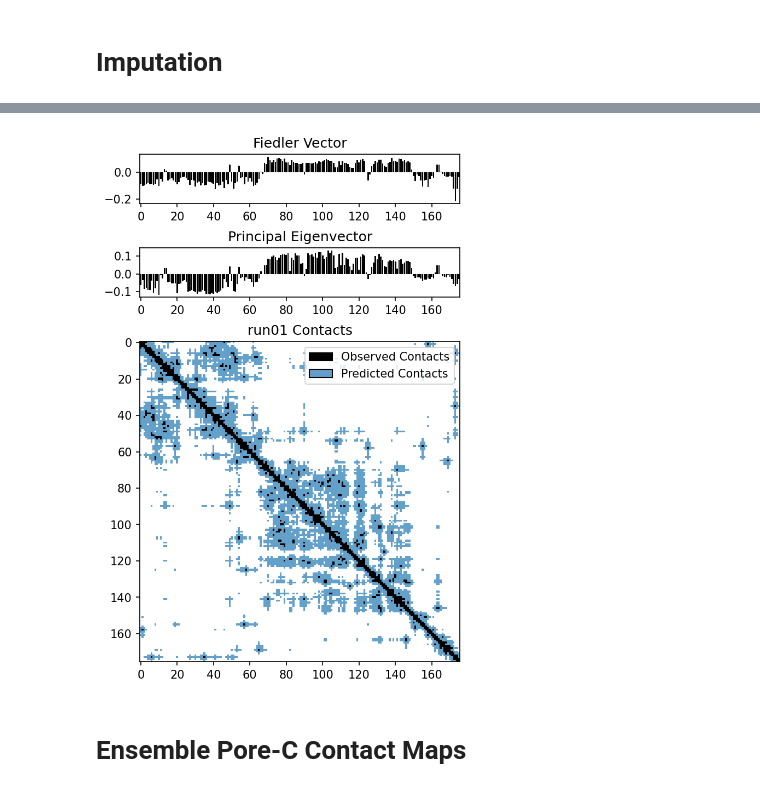
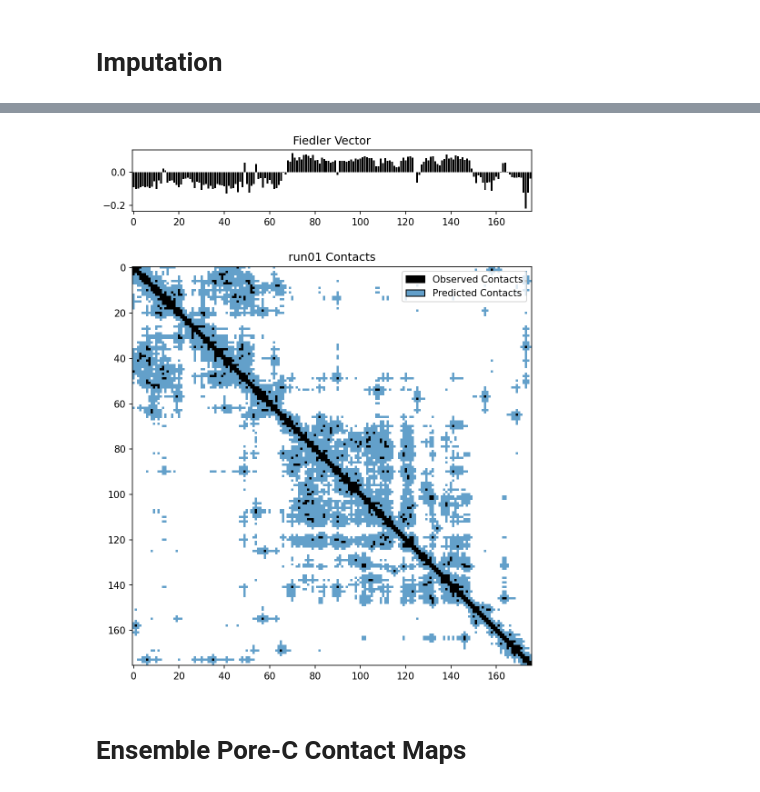
Before and after one commit to CooperStansbury/scPoreC-analysis, a Jupyter notebook: notebooks/fullyConnectLaplacian1mb-Copy1.ipynb, the cells around one changed output, grey strips where cells are left out. Cells and saved outputs as stored; diff of their text form; code cells hidden in the pictures.

```diff
--- a/notebooks/fullyConnectLaplacian1mb-Copy1.ipynb
+++ b/notebooks/fullyConnectLaplacian1mb-Copy1.ipynb
@@ -396,15 +402,9 @@ runId='run01' fiedlerNumber=0.1581
 # %%
 for runId, A in matricesCh2.items():
 
-#     impute
+    # impute
     Ahat = imputation.imputeEdges(A, tau, method=4, return_scores=False)
-
     Anormed = pcu.normalizeToeplitz(Ahat)
-
-    Acorr = np.corrcoef(Anormed)
-    u, s, vh = np.linalg.svd(Acorr)
-
-    pc1 = u[:, 0]
 
     # get Laplacian
     L = csgraph.laplacian(Anormed, normed=True)
@@ -413,42 +413,36 @@ for runId, A in matricesCh2.items():
     fIndx = 1 # second position
 
     fiedlerNumber = w[fIndx]
     fiedlerVector = v[:, fIndx]
 
     left, width = 0.1, 0.65
     bottom, height = 0.1, 0.65
     spacing = 0.05
 
     hicPlotSize = [left, bottom, width, height]
     newBottom = bottom + 0.69 + spacing
     barPlotSize = [left, newBottom, width, 0.1]
-    barPlotSize2 = [left, newBottom + 0.14 + spacing, width, 0.1]
 
     fig = plt.figure()
 
     ax1 = fig.add_axes(hicPlotSize)
     ax1.imshow(Ahat, cmap=cmap2)
     ax1.imshow(A, cmap=cmap1)
     ax1.set_title(f'{runId} Contacts')
 
     legend_elements = [Patch(facecolor='k', edgecolor='k', label='Observed Contacts'),
                        Patch(facecolor=c_C0, edgecolor='k', label='Predicted Contacts'),]
 
     ax1.legend(handles=legend_elements)
 
-
     ax2 = fig.add_axes(barPlotSize, sharex=ax1)
-    ax2.bar(range(len(pc1)), pc1, color='k')
-    ax2.set_title(f'Principal Eigenvector')
-
-    ax3 = fig.add_axes(barPlotSize2, sharex=ax1)
-    ax3.bar(range(len(fiedlerVector)), fiedlerVector, color='k')
-    ax3.set_title(f'Fiedler Vector')
+    ax2.bar(range(len(fiedlerVector)), fiedlerVector, color='k')
+    ax2.set_title(f'Fiedler Vector')
 
 
     break
 # %% [output]
-[figure, old version]
+[figure, new version]
 # %%
 # break
 # %% [markdown]
```
Also changed, not shown: parts of 11 cells of this notebook, 5 other files.
